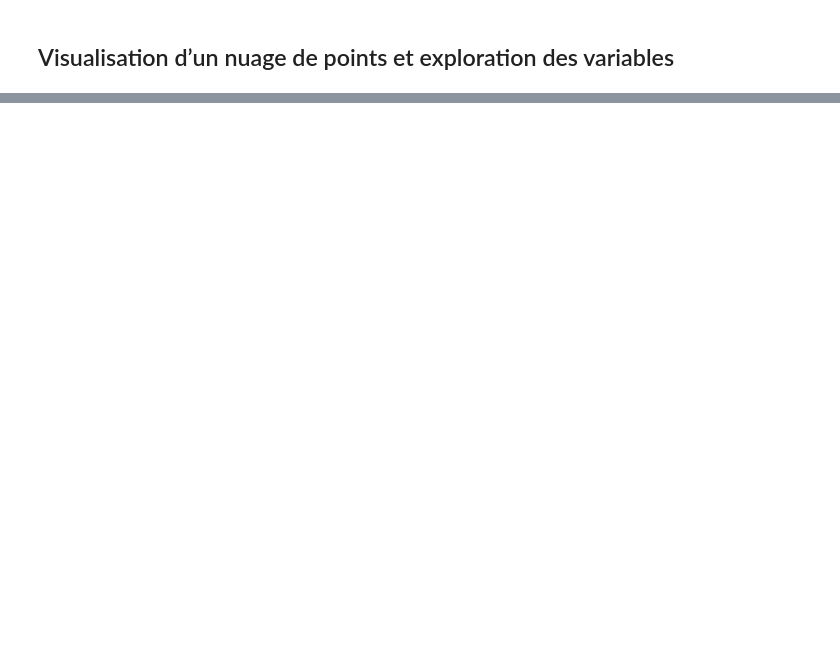
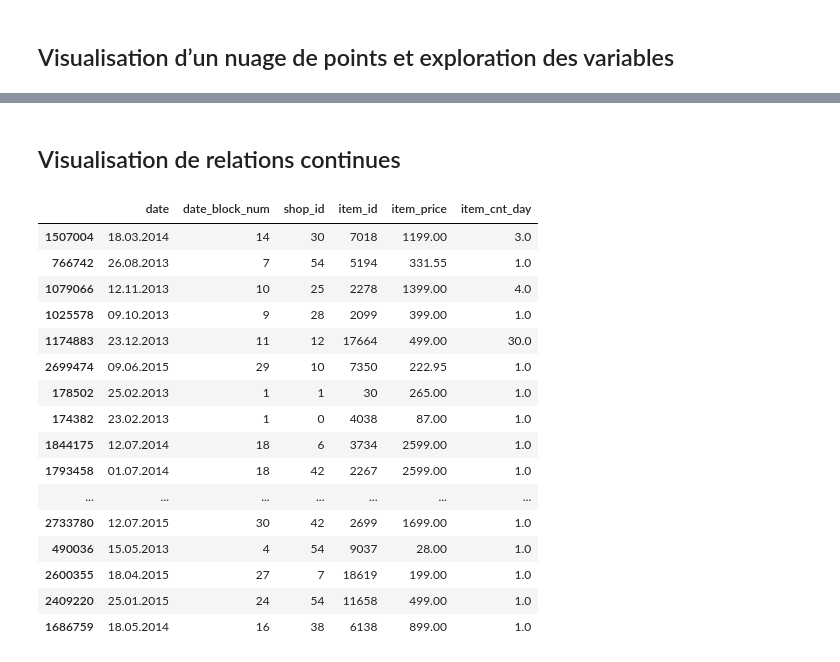
Before and after one commit to Jeevesen/Exercices-Pandas, a Jupyter notebook: DataVisualisation_Exercices.ipynb, the cells around one changed output, grey strips where cells are left out. Saved outputs shown, nothing was run; the diff lists cells and outputs as text; code cells hidden in the pictures; blank space fills up the shorter version.

```diff
--- a/DataVisualisation_Exercices.ipynb
+++ b/DataVisualisation_Exercices.ipynb
@@ -21,0 +45,23 @@ sns.regplot(x=df["LotFrontage"], y=df["LotArea"],
+# %% [markdown]
+## Visualisation de relations continues
+# %%
+sp = pd.read_csv('./data/sales_predictions.csv')
+sp.sample(50)
+# %% [output]
+|  | date | date_block_num | shop_id | item_id | item_price | item_cnt_day |
+| 1507004 | 18.03.2014 | 14 | 30 | 7018 | 1199.00 | 3.0 |
+| 766742 | 26.08.2013 | 7 | 54 | 5194 | 331.55 | 1.0 |
+| 1079066 | 12.11.2013 | 10 | 25 | 2278 | 1399.00 | 4.0 |
+| 1025578 | 09.10.2013 | 9 | 28 | 2099 | 399.00 | 1.0 |
+| 1174883 | 23.12.2013 | 11 | 12 | 17664 | 499.00 | 30.0 |
+| 2699474 | 09.06.2015 | 29 | 10 | 7350 | 222.95 | 1.0 |
+| 178502 | 25.02.2013 | 1 | 1 | 30 | 265.00 | 1.0 |
+| 174382 | 23.02.2013 | 1 | 0 | 4038 | 87.00 | 1.0 |
+| 1844175 | 12.07.2014 | 18 | 6 | 3734 | 2599.00 | 1.0 |
+| 1793458 | 01.07.2014 | 18 | 42 | 2267 | 2599.00 | 1.0 |
+| ... | ... | ... | ... | ... | ... | ... |
+| 2733780 | 12.07.2015 | 30 | 42 | 2699 | 1699.00 | 1.0 |
+| 490036 | 15.05.2013 | 4 | 54 | 9037 | 28.00 | 1.0 |
+| 2600355 | 18.04.2015 | 27 | 7 | 18619 | 199.00 | 1.0 |
+| 2409220 | 25.01.2015 | 24 | 54 | 11658 | 499.00 | 1.0 |
+| 1686759 | 18.05.2014 | 16 | 38 | 6138 | 899.00 | 1.0 |
```
Also changed, not shown: parts of 4 cells of this notebook.
